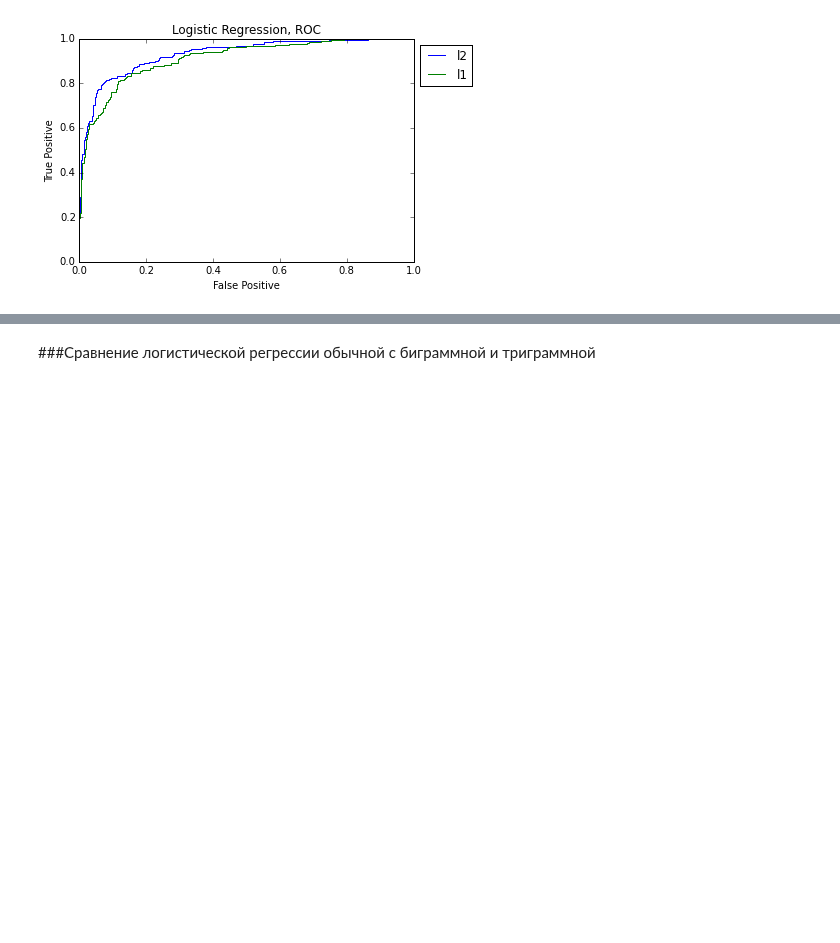
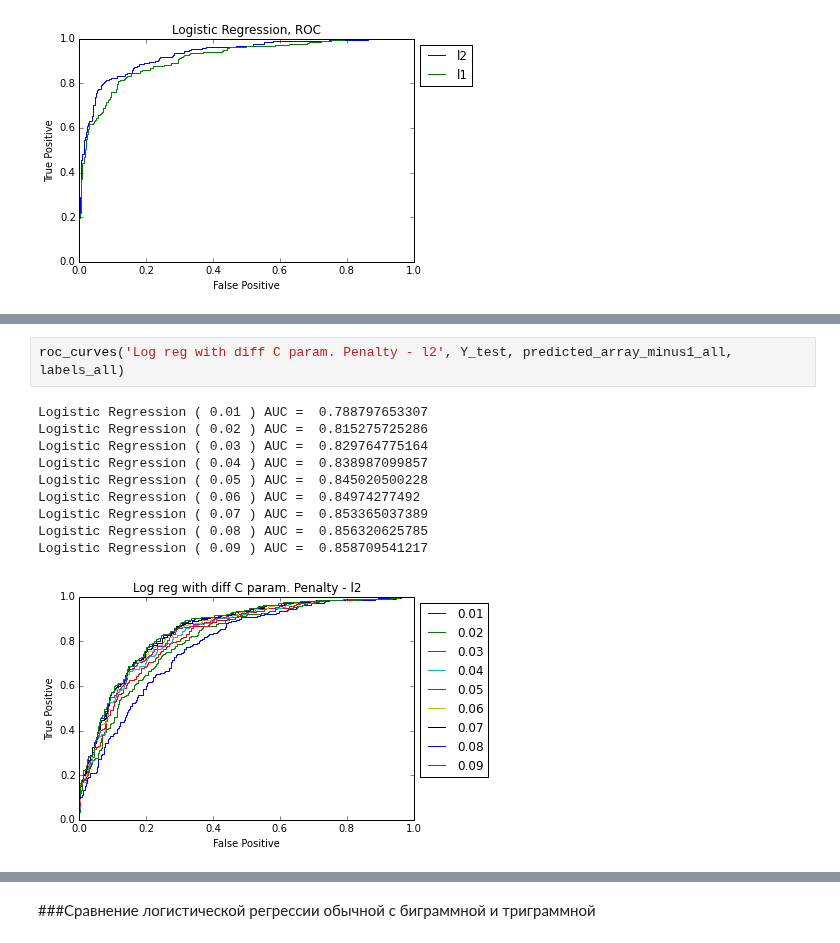
Before and after one commit to ermakovpetr/posneg, a Jupyter notebook: main.ipynb, the cells around one changed output, grey strips where cells are left out. Cells and saved outputs as stored; diff of their text form; blank space fills up the shorter version.

```diff
--- a/main.ipynb
+++ b/main.ipynb
@@ -197,0 +241,13 @@ Logistic Regression ( l1 ) AUC =  0.91215975805
+# %%
+roc_curves('Log reg with diff C param. Penalty - l2', Y_test, predicted_array_minus1_all, labels_all)
+# %% [output]
+Logistic Regression ( 0.01 ) AUC =  0.788797653307
+Logistic Regression ( 0.02 ) AUC =  0.815275725286
+Logistic Regression ( 0.03 ) AUC =  0.829764775164
+Logistic Regression ( 0.04 ) AUC =  0.838987099857
+Logistic Regression ( 0.05 ) AUC =  0.845020500228
+Logistic Regression ( 0.06 ) AUC =  0.84974277492
+Logistic Regression ( 0.07 ) AUC =  0.853365037389
+Logistic Regression ( 0.08 ) AUC =  0.856320625785
+Logistic Regression ( 0.09 ) AUC =  0.858709541217
+[figure, added]
```
Also changed, not shown: parts of 8 cells of this notebook.
